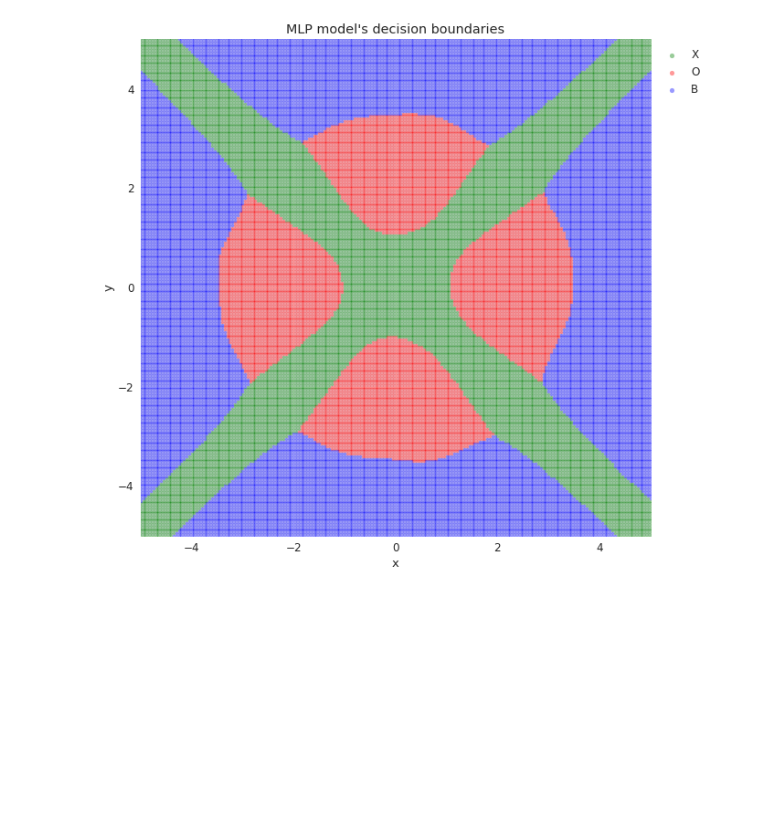
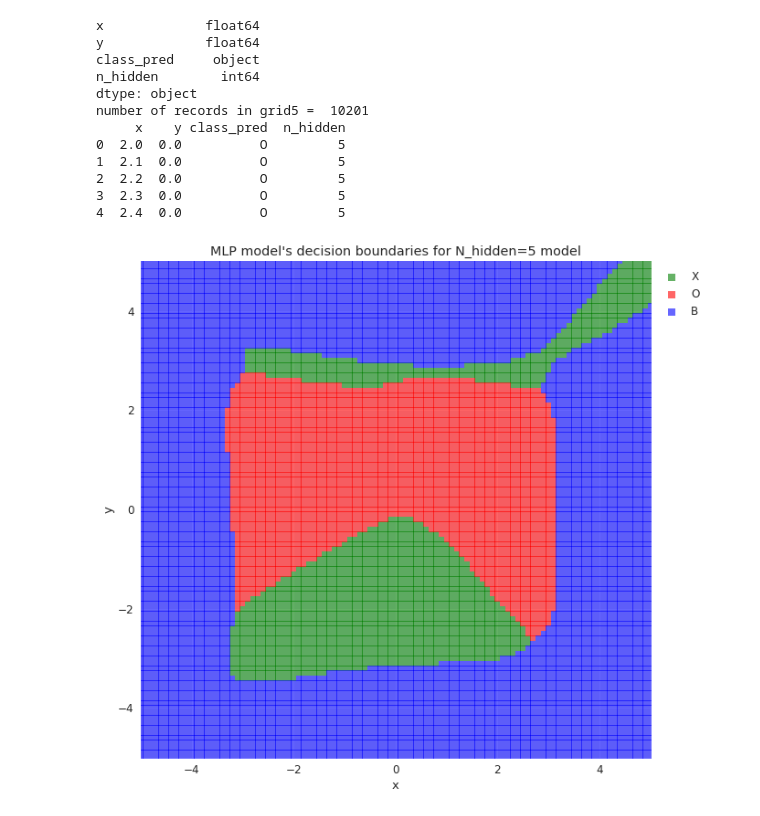
Before and after one commit to joehahn/spark-one-off, a Jupyter notebook: dashboard.ipynb, the cells around one changed output. Drawn from its saved outputs; the diff is of its cells as text; code cells hidden in the pictures; blank space fills up the shorter version.

```diff
--- a/dashboard.ipynb
+++ b/dashboard.ipynb
@@ -139,27 +125,45 @@ number of records in grid =  40401
 # %%
-#plot the mlp model's decision surface
+#decision surface for MLP model having N_hidden=5
+query = 'select * from oneoff.grid where (N_hidden=5)'
+grid = pd.read_sql(query, connection)
+print grid.dtypes
+print 'number of records in grid5 = ', len(grid)
+print grid.head(5)
 f, ax = plt.subplots(figsize=(10, 10))
 df = grid
 clr = 'green'
 idx = df['class_pred'] == 'X'
 xp = df['x'][idx]
 yp = df['y'][idx]
-p = sns.regplot(xp, yp, ax=ax, fit_reg=False, scatter_kws={'alpha':0.4, 's': 12}, color=clr, label='X')
+p = sns.regplot(xp, yp, ax=ax, fit_reg=False, scatter_kws={'alpha':0.6, 's': 26}, color=clr, marker='s', label='X')
 clr = 'red'
 idx = df['class_pred'] == 'O'
 xp = df['x'][idx]
 yp = df['y'][idx]
-sns.regplot(xp, yp, ax=p, fit_reg=False, scatter_kws={'alpha':0.4, 's': 12}, color=clr, label='O')
+sns.regplot(xp, yp, ax=p, fit_reg=False, scatter_kws={'alpha':0.6, 's': 26}, color=clr, marker='s', label='O')
 clr = 'blue'
 idx = df['class_pred'] == 'B'
 xp = df['x'][idx]
 yp = df['y'][idx]
-sns.regplot(xp, yp, ax=p, fit_reg=False, scatter_kws={'alpha':0.4, 's': 12}, color=clr, label='B')
-p.set_title("MLP model's decision boundaries")
+sns.regplot(xp, yp, ax=p, fit_reg=False, scatter_kws={'alpha':0.6, 's': 26}, color=clr, marker='s', label='B')
+p.set_title("MLP model's decision boundaries for N_hidden=5 model")
 p.set_xlabel('x')
 p.set_ylabel('y')
 p.set_xlim(-5.0, 5.0)
 p.set_ylim(-5.0, 5.0)
 scat_plot = p.legend(bbox_to_anchor=(1.0, 1.0), markerscale=1.5)
+grid5 = grid
 # %% [output]
+x             float64
+y             float64
+class_pred     object
+n_hidden        int64
+dtype: object
+number of records in grid5 =  10201
+     x    y class_pred  n_hidden
+0  2.0  0.0          O         5
+1  2.1  0.0          O         5
+2  2.2  0.0          O         5
+3  2.3  0.0          O         5
+4  2.4  0.0          O         5
-[figure, old version]
+[figure, new version]
```
Also changed, not shown: parts of 10 cells of this notebook.
